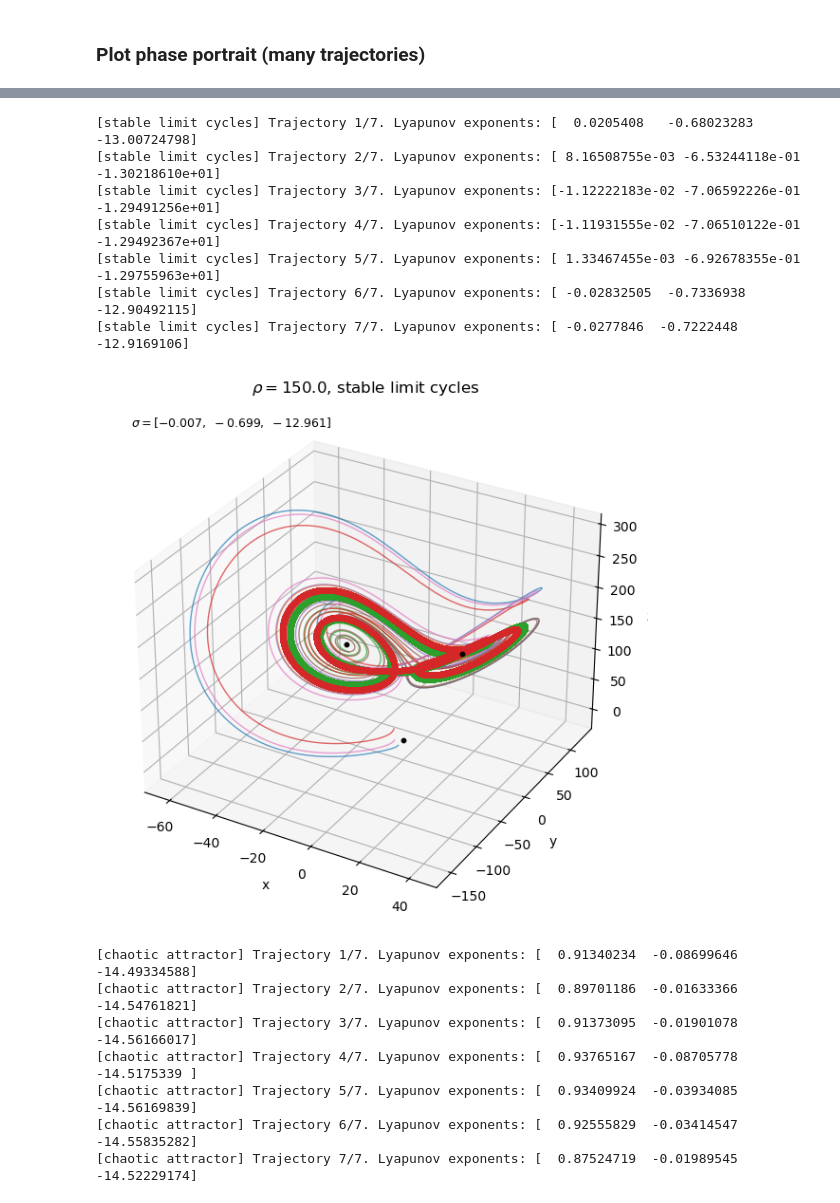
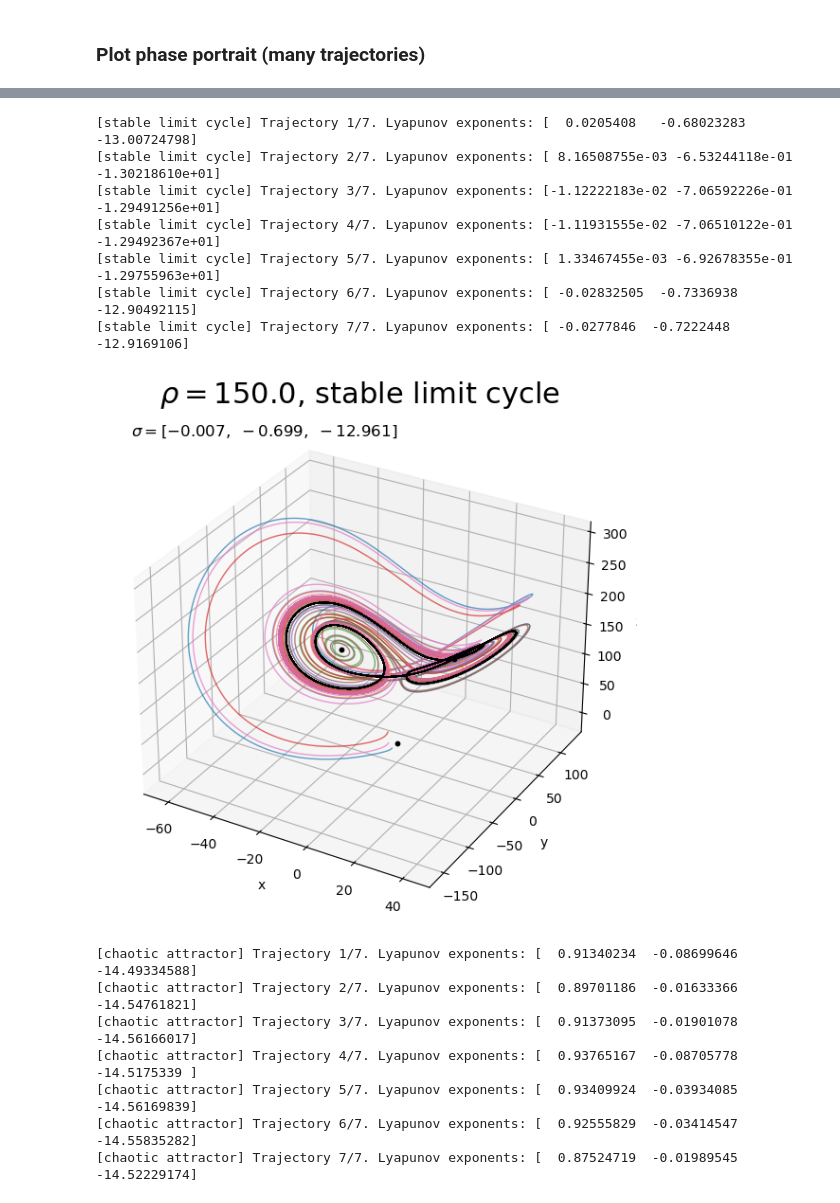
Before and after one commit to IPL-UV/dynamical_systems_course, a Jupyter notebook: demo1_lorenz63_properties.ipynb, the cells around one changed output, grey strips where cells are left out. Cells and saved outputs as stored; diff of their text form; code cells hidden in the pictures.

```diff
--- a/demo1_lorenz63_properties.ipynb
+++ b/demo1_lorenz63_properties.ipynb
@@ -88,7 +88,7 @@ cases = [
     (1.3,   0.5, '2 stable nodes'),
     (10,    1.,  '2 stable foci'),
     #(99.65, 5.,  'stable limit cycles'),
-    (150., 5.,  'stable limit cycles'),
+    (150., 5.,  'stable limit cycle'),
     (28,    5.,  'chaotic attractor'),
 ]
 
@@ -113,12 +113,12 @@ for rho, init_spread, title in cases:
 
     fig = plt.figure(figsize=(8, 6))
     ax = fig.add_subplot(111, projection='3d')
-    ax.set_title(f"$\\rho={rho}$, {title}", fontsize=12)
+    ax.set_title(f"$\\rho={rho}$, {title}", fontsize=22)
 
     for traj in trajectories:
         ax.plot(traj[:, 0], traj[:, 1], traj[:, 2], lw=1, alpha=0.7)
 
-    if rho > 25 and rho < 30:
+    if rho > 25:
         traj=attractors[0]
         ax.plot(traj[:, 0], traj[:, 1], traj[:, 2], '-k', lw=1)
     else:
@@ -134,8 +134,9 @@ for rho, init_spread, title in cases:
 
     mean_le = np.mean(lyapunov_exponents, axis=0)
     ax.text2D(0.05, 0.95, f"$\\sigma = [{mean_le[0]:.3f},\\ {mean_le[1]:.3f},\\ {mean_le[2]:.3f}]$",
-              transform=ax.transAxes, fontsize=9)
+              transform=ax.transAxes, fontsize=12)
     plt.tight_layout()
+    plt.savefig(f"figures/lorenz63_rho{rho}.png", dpi=300)
     plt.show()
 # %% [output]
 [stable fixed point] Trajectory 1/7. Lyapunov exponents: [ -0.42596662  -3.06001113 -10.18096225]
@@ -165,11 +166,11 @@ for rho, init_spread, title in cases:
-[stable limit cycles] Trajectory 1/7. Lyapunov exponents: [  0.0205408   -0.68023283 -13.00724798]
-[stable limit cycles] Trajectory 2/7. Lyapunov exponents: [ 8.16508755e-03 -6.53244118e-01 -1.30218610e+01]
-[stable limit cycles] Trajectory 3/7. Lyapunov exponents: [-1.12222183e-02 -7.06592226e-01 -1.29491256e+01]
-[stable limit cycles] Trajectory 4/7. Lyapunov exponents: [-1.11931555e-02 -7.06510122e-01 -1.29492367e+01]
-[stable limit cycles] Trajectory 5/7. Lyapunov exponents: [ 1.33467455e-03 -6.92678355e-01 -1.29755963e+01]
-[stable limit cycles] Trajectory 6/7. Lyapunov exponents: [ -0.02832505  -0.7336938  -12.90492115]
-[stable limit cycles] Trajectory 7/7. Lyapunov exponents: [ -0.0277846  -0.7222448 -12.9169106]
+[stable limit cycle] Trajectory 1/7. Lyapunov exponents: [  0.0205408   -0.68023283 -13.00724798]
+[stable limit cycle] Trajectory 2/7. Lyapunov exponents: [ 8.16508755e-03 -6.53244118e-01 -1.30218610e+01]
+[stable limit cycle] Trajectory 3/7. Lyapunov exponents: [-1.12222183e-02 -7.06592226e-01 -1.29491256e+01]
+[stable limit cycle] Trajectory 4/7. Lyapunov exponents: [-1.11931555e-02 -7.06510122e-01 -1.29492367e+01]
+[stable limit cycle] Trajectory 5/7. Lyapunov exponents: [ 1.33467455e-03 -6.92678355e-01 -1.29755963e+01]
+[stable limit cycle] Trajectory 6/7. Lyapunov exponents: [ -0.02832505  -0.7336938  -12.90492115]
+[stable limit cycle] Trajectory 7/7. Lyapunov exponents: [ -0.0277846  -0.7222448 -12.9169106]
-[figure, old version]
+[figure, new version]
 [chaotic attractor] Trajectory 1/7. Lyapunov exponents: [  0.91340234  -0.08699646 -14.49334588]
 [chaotic attractor] Trajectory 2/7. Lyapunov exponents: [  0.89701186  -0.01633366 -14.54761821]
 [chaotic attractor] Trajectory 3/7. Lyapunov exponents: [  0.91373095  -0.01901078 -14.56166017]
```
Also changed, not shown: parts of 1 cell of this notebook, 1 other file.
